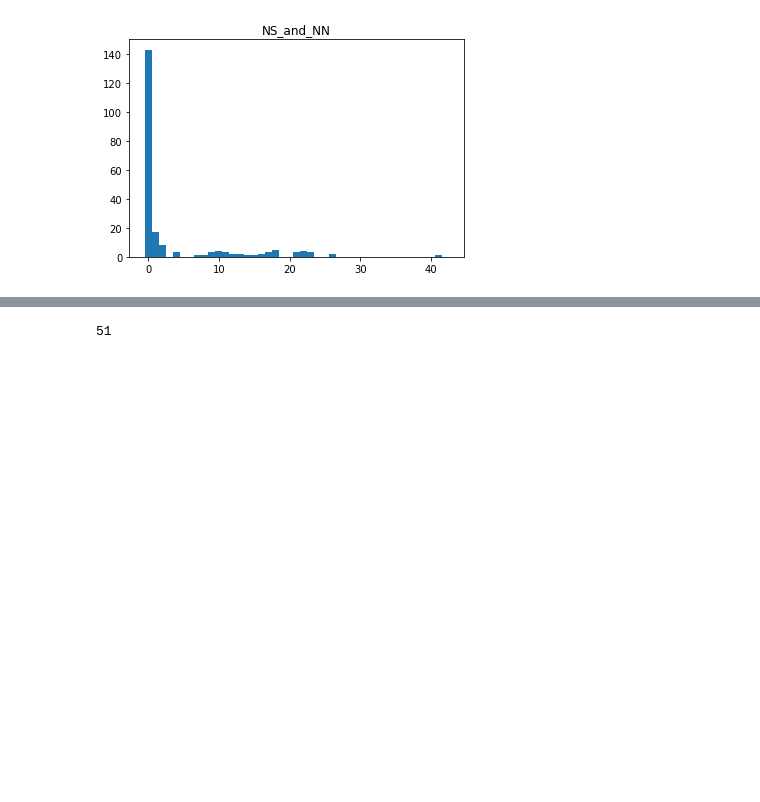
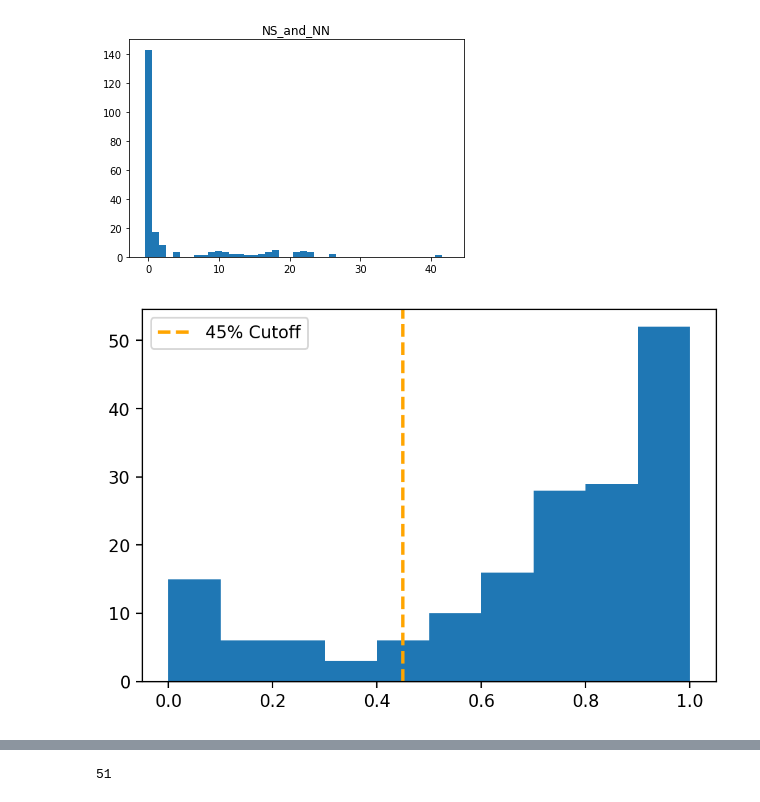
Before and after one commit to thandre6000/MindWanderAnalysis, a Jupyter notebook: notebooks/Preprocess.ipynb, the cells around one changed output, grey strips where cells are left out. Cells and saved outputs as stored; diff of their text form; code cells hidden in the pictures; blank space fills up the shorter version.

```diff
--- a/notebooks/Preprocess.ipynb
+++ b/notebooks/Preprocess.ipynb
@@ -80,4 +80,14 @@ plt.show()
 # %% [output]
 [figure]
 # %%
-passedReceipt=notifCount[(notifCount['NS_and_NN']<5) & (notifCount['NS_and_NS']<10)].index
+passedReceipt=notifCount[(notifCount['NS_and_NN']<5)].index
+# & (notifCount['NS_and_NS']<10)
+# %%
+# Example: Higher resolution histogram
+plt.figure(dpi=200)
+plt.hist(trkData.loc[passedReceipt, :]['EMA Overall Response Rate'])
+plt.axvline(0.45, color='orange', linestyle='--', lw=2, label='45% Cutoff')
+plt.legend()
+plt.show()
+# %% [output]
+[figure, added]
```
Also changed, not shown: parts of 10 cells of this notebook, 4 other files.
